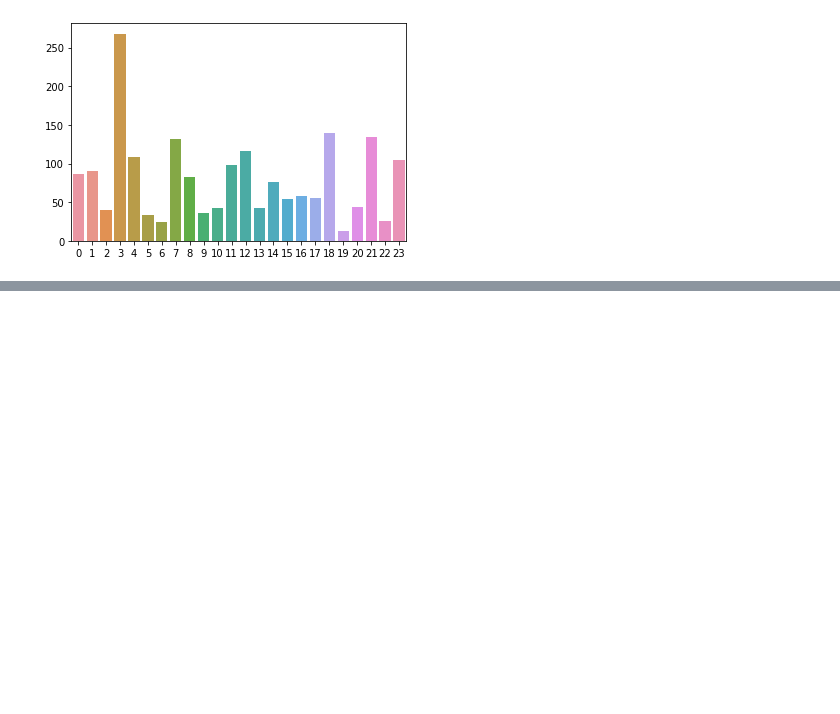
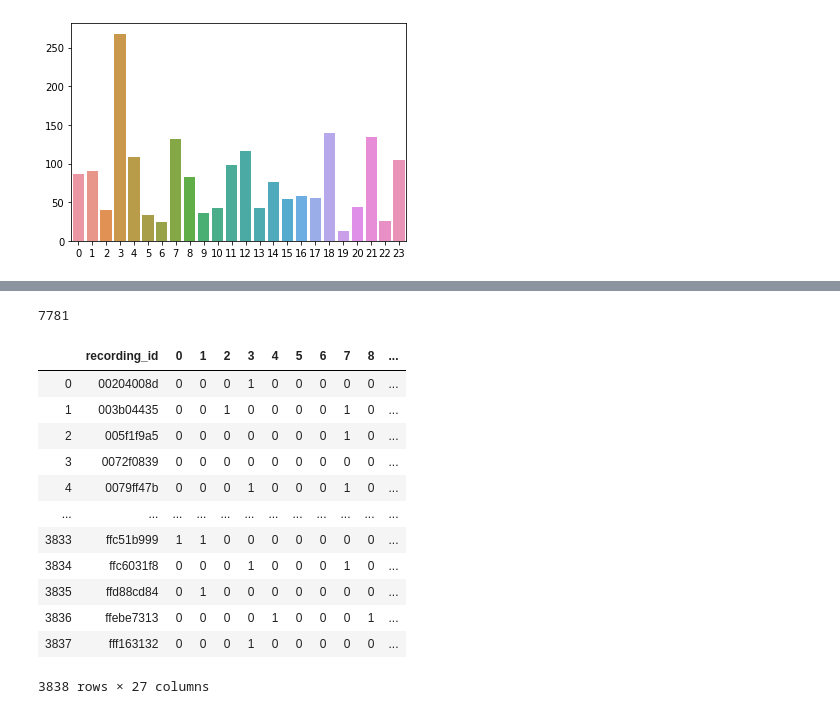
Before and after one commit to kuto5046/kaggle-rainforest, a Jupyter notebook: pseudo_labeling.ipynb, the cells around one changed output, grey strips where cells are left out. Drawn from its saved outputs; the diff is of its cells as text; code cells hidden in the pictures; blank space fills up the shorter version.

```diff
--- a/pseudo_labeling.ipynb
+++ b/pseudo_labeling.ipynb
@@ -269,0 +258,7 @@ sns.barplot(pseudo_all_df.iloc[:, 1:-2].sum().index, pseudo_df.iloc[:, 1:-2].sum
+# %%
+PSEUDO_THR = 0.9
+
+# config
+config_filename = 'EfficientNetSED001.yaml'
+config = utils.load_config(f"configs/{config_filename}")
+device = "cuda"
@@ -269,0 +357,4 @@ sns.barplot(pseudo_all_df.iloc[:, 1:-2].sum().index, pseudo_df.iloc[:, 1:-2].sum
+# %%
+len(all_recording_ids)
+# %% [output]
+7781
@@ -269,0 +379,20 @@ sns.barplot(pseudo_all_df.iloc[:, 1:-2].sum().index, pseudo_df.iloc[:, 1:-2].sum
+# %%
+pseudo_df = pd.DataFrame(pseudo_label_dict_5fold).T
+pseudo_df = pseudo_df.reset_index().rename(columns={'index':'recording_id'})
+pseudo_df['t_min'] = 0
+pseudo_df['t_max'] = 60
+pseudo_df
+# %% [output]
+|  | recording_id | 0 | 1 | 2 | 3 | 4 | 5 | 6 | 7 | 8 | ... |
+| 0 | 00204008d | 0 | 0 | 0 | 1 | 0 | 0 | 0 | 0 | 0 | ... |
+| 1 | 003b04435 | 0 | 0 | 1 | 0 | 0 | 0 | 0 | 1 | 0 | ... |
+| 2 | 005f1f9a5 | 0 | 0 | 0 | 0 | 0 | 0 | 0 | 1 | 0 | ... |
+| 3 | 0072f0839 | 0 | 0 | 0 | 0 | 0 | 0 | 0 | 0 | 0 | ... |
+| 4 | 0079ff47b | 0 | 0 | 0 | 1 | 0 | 0 | 0 | 1 | 0 | ... |
+| ... | ... | ... | ... | ... | ... | ... | ... | ... | ... | ... | ... |
+| 3833 | ffc51b999 | 1 | 1 | 0 | 0 | 0 | 0 | 0 | 0 | 0 | ... |
+| 3834 | ffc6031f8 | 0 | 0 | 0 | 1 | 0 | 0 | 0 | 1 | 0 | ... |
+| 3835 | ffd88cd84 | 0 | 1 | 0 | 0 | 0 | 0 | 0 | 0 | 0 | ... |
+| 3836 | ffebe7313 | 0 | 0 | 0 | 0 | 1 | 0 | 0 | 0 | 1 | ... |
+| 3837 | fff163132 | 0 | 0 | 0 | 1 | 0 | 0 | 0 | 0 | 0 | ... |
+3838 rows × 27 columns
```
Also changed, not shown: parts of 20 cells of this notebook, 1 other file.
